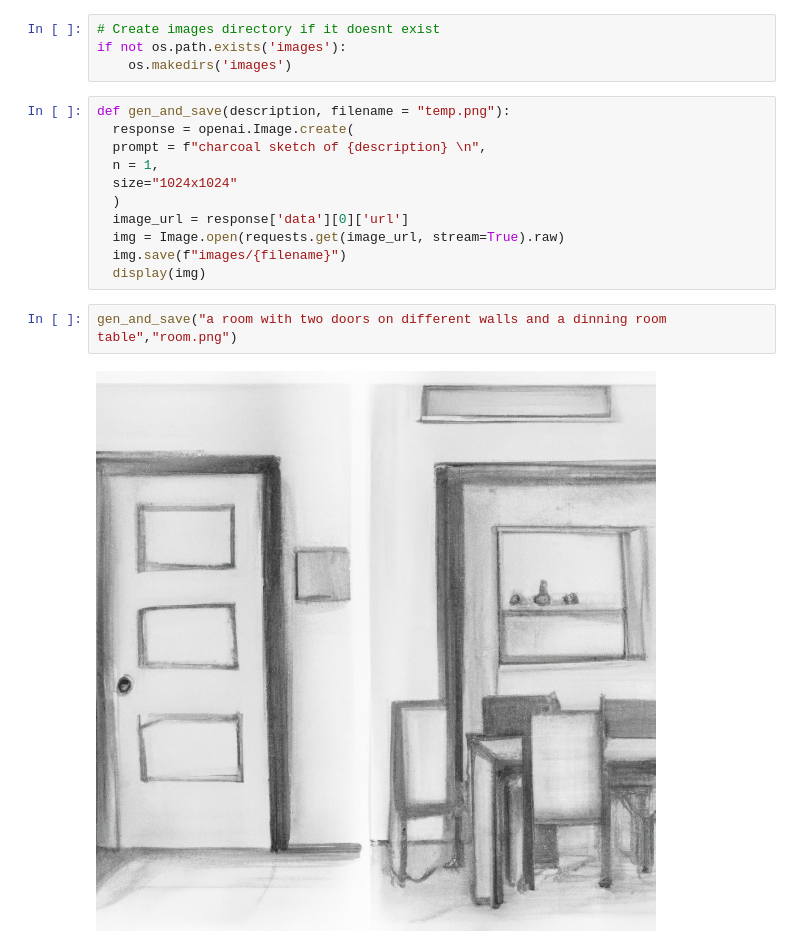
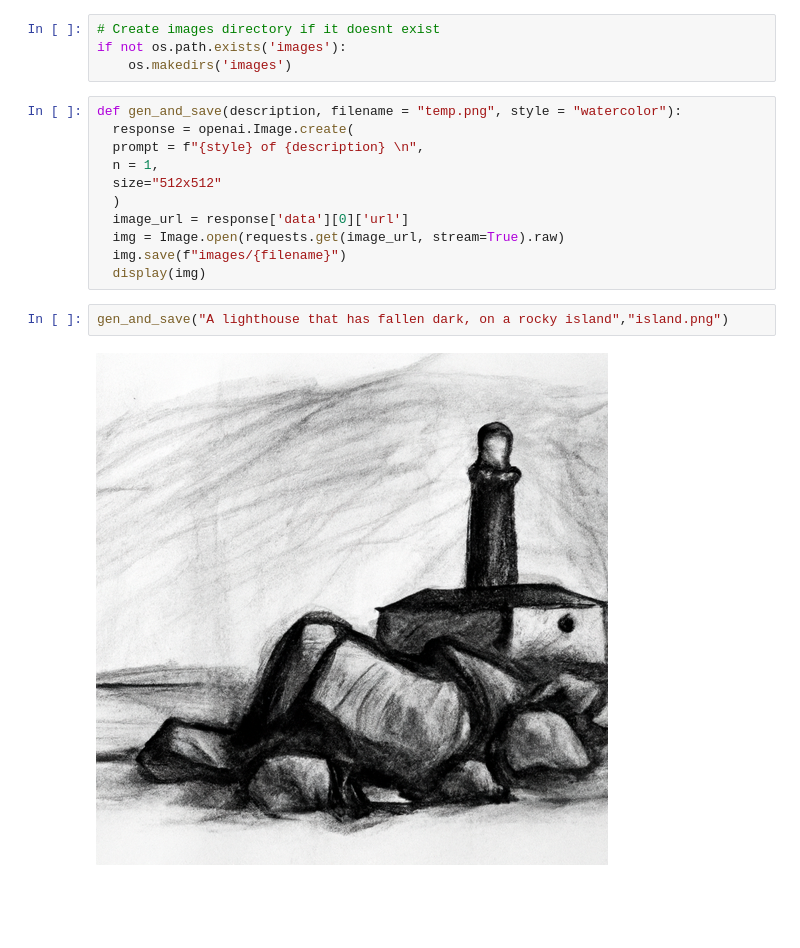
Before and after one commit to DrEntropy/Dalle_fun, a Jupyter notebook: test.ipynb, the cells around one changed output. Drawn from its saved outputs; the diff is of its cells as text; blank space fills up the shorter version.

Commit message:
change to watercolor default

```diff
--- a/test.ipynb
+++ b/test.ipynb
@@ -10,17 +10,17 @@ openai.api_key = api_key
 if not os.path.exists('images'):
     os.makedirs('images')
 # %%
-def gen_and_save(description, filename = "temp.png"):
+def gen_and_save(description, filename = "temp.png", style = "watercolor"):
   response = openai.Image.create(
-  prompt = f"charcoal sketch of {description} \n",
+  prompt = f"{style} of {description} \n",
   n = 1,
-  size="1024x1024"
+  size="512x512"
   )
   image_url = response['data'][0]['url']
   img = Image.open(requests.get(image_url, stream=True).raw)
   img.save(f"images/{filename}")
   display(img)
-# %%
-gen_and_save("a room with two doors on different walls and a dinning room table","room.png")
-# %% [output]
-[figure, removed]
+# %%
+gen_and_save("A lighthouse that has fallen dark, on a rocky island","island.png")
+# %% [output]
+[figure, added]
```
Also changed, not shown: parts of 1 cell of this notebook.
